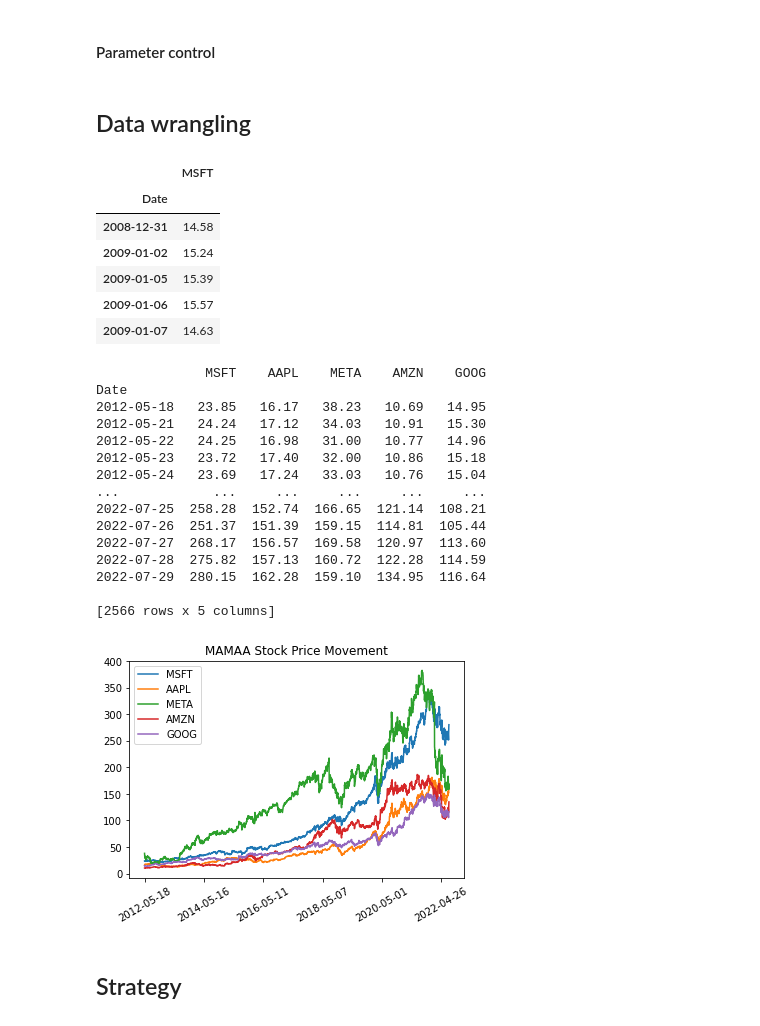
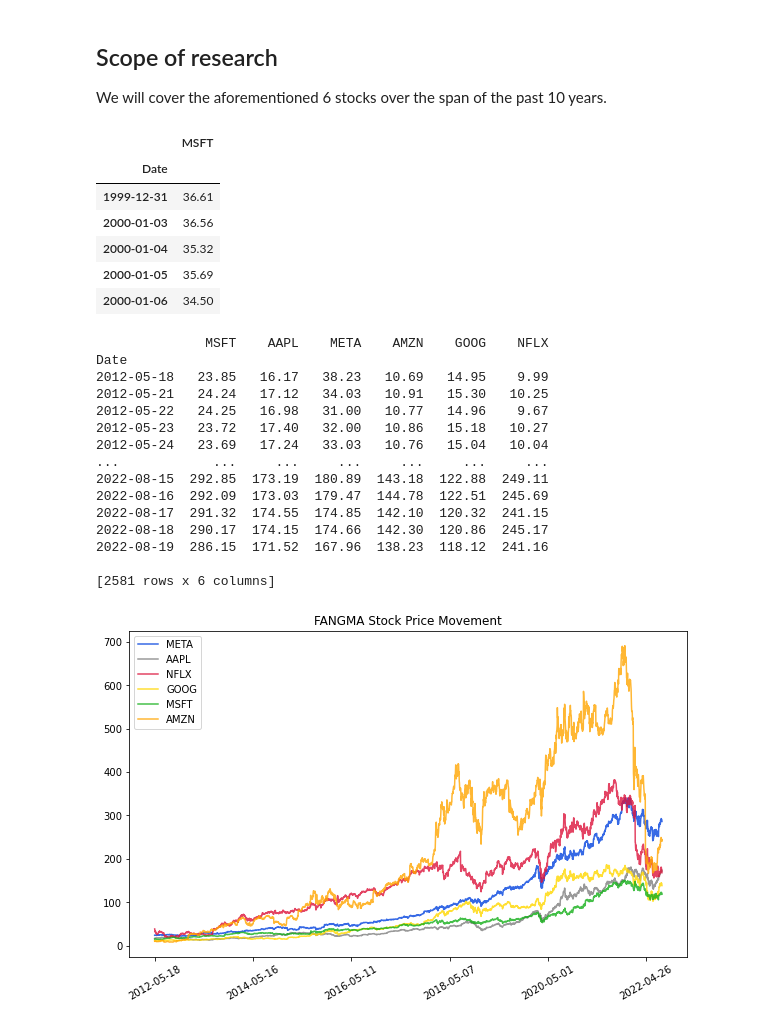
Before and after one commit to hoytlui/Mean-Reverting-Quant-Research, a Jupyter notebook: meanReverting.ipynb, the cells around one changed output. Saved outputs shown, nothing was run; the diff lists cells and outputs as text; code cells hidden in the pictures.

Commit message:
Updated data and meanReverting file

```diff
--- a/meanReverting.ipynb
+++ b/meanReverting.ipynb
@@ -6,6 +8,8 @@ In this research, we will apply simple mean-reverting strategy on MAMAA stocks (
 import numpy as np
 import pandas as pd
 import matplotlib.pyplot as plt
-# %% [markdown]
-#### Parameter control
+# %% [markdown]
+## Scope of research
+
+We will cover the aforementioned 6 stocks over the span of the past 10 years.
 # %%
@@ -14,5 +19,3 @@ end_date = '2022-07-31'
-# %% [markdown]
-## Data wrangling
 # %%
 def get_close_price(ticker):
     df = pd.read_csv(f'data/{ticker}.csv')
@@ -22,52 +25,52 @@ def get_close_price(ticker):
     return price
 # %%
 msft = get_close_price('MSFT')
-df_mamaa = pd.DataFrame(msft)
-df_mamaa.head()
+df_fangma = pd.DataFrame(msft)
+df_fangma.head()
 # %% [output]
 |  | MSFT |
 | Date |  |
-| 2008-12-31 | 14.58 |
-| 2009-01-02 | 15.24 |
-| 2009-01-05 | 15.39 |
-| 2009-01-06 | 15.57 |
-| 2009-01-07 | 14.63 |
+| 1999-12-31 | 36.61 |
+| 2000-01-03 | 36.56 |
+| 2000-01-04 | 35.32 |
+| 2000-01-05 | 35.69 |
+| 2000-01-06 | 34.50 |
 # %%
 # get the rest of the tickers
-stock_list = ['AAPL', 'META', 'AMZN', 'GOOG']
+stock_list = ['AAPL', 'META', 'AMZN', 'GOOG', 'NFLX']
 
 for stock in stock_list:
     df_stock = get_close_price(stock)
-    df_mamaa = pd.merge(df_mamaa, df_stock, on='Date')
+    df_fangma = pd.merge(df_fangma, df_stock, on='Date')
 
-print(df_mamaa)
+print(df_fangma)
 # %% [output]
-              MSFT    AAPL    META    AMZN    GOOG
+              MSFT    AAPL    META    AMZN    GOOG    NFLX
 Date
-2012-05-18   23.85   16.17   38.23   10.69   14.95
-2012-05-21   24.24   17.12   34.03   10.91   15.30
-2012-05-22   24.25   16.98   31.00   10.77   14.96
-2012-05-23   23.72   17.40   32.00   10.86   15.18
-2012-05-24   23.69   17.24   33.03   10.76   15.04
-...            ...     ...     ...     ...     ...
-2022-07-25  258.28  152.74  166.65  121.14  108.21
-2022-07-26  251.37  151.39  159.15  114.81  105.44
-2022-07-27  268.17  156.57  169.58  120.97  113.60
-2022-07-28  275.82  157.13  160.72  122.28  114.59
-2022-07-29  280.15  162.28  159.10  134.95  116.64
+2012-05-18   23.85   16.17   38.23   10.69   14.95    9.99
+2012-05-21   24.24   17.12   34.03   10.91   15.30   10.25
+2012-05-22   24.25   16.98   31.00   10.77   14.96    9.67
+2012-05-23   23.72   17.40   32.00   10.86   15.18   10.27
+2012-05-24   23.69   17.24   33.03   10.76   15.04   10.04
+...            ...     ...     ...     ...     ...     ...
+2022-08-15  292.85  173.19  180.89  143.18  122.88  249.11
+2022-08-16  292.09  173.03  179.47  144.78  122.51  245.69
+2022-08-17  291.32  174.55  174.85  142.10  120.32  241.15
+2022-08-18  290.17  174.15  174.66  142.30  120.86  245.17
+2022-08-19  286.15  171.52  167.96  138.23  118.12  241.16
 
-[2566 rows x 5 columns]
+[2581 rows x 6 columns]
 # %%
-plt.plot(df_mamaa['MSFT'], label='MSFT')
-plt.plot(df_mamaa['AAPL'], label='AAPL')
-plt.plot(df_mamaa['META'], label='META')
-plt.plot(df_mamaa['AMZN'], label='AMZN')
-plt.plot(df_mamaa['GOOG'], label='GOOG')
-plt.xticks(np.arange(0, len(df_mamaa.index), 500), rotation=30)
-plt.title('MAMAA Stock Price Movement')
+plt.figure(figsize=(10,6))
+plt.plot(df_fangma['MSFT'], label='META', color='#0343DF', alpha=0.8)
+plt.plot(df_fangma['AAPL'], label='AAPL', color='#808080', alpha=0.8)
+plt.plot(df_fangma['META'], label='NFLX', color='#DC143C', alpha=0.8)
+plt.plot(df_fangma['AMZN'], label='GOOG', color='#FFD700', alpha=0.8)
+plt.plot(df_fangma['GOOG'], label='MSFT', color='#15B01A', alpha=0.8)
+plt.plot(df_fangma['NFLX'], label='AMZN', color='#FFA500', alpha=0.8)
+plt.xticks(np.arange(0, len(df_fangma.index), 500), rotation=30)
+plt.title('FANGMA Stock Price Movement')
 plt.legend()
 plt.show()
 # %% [output]
-[figure, old version]
+[figure, new version]
-# %% [markdown]
-## Strategy
```
Also changed, not shown: parts of 30 cells of this notebook, 7 other files.
